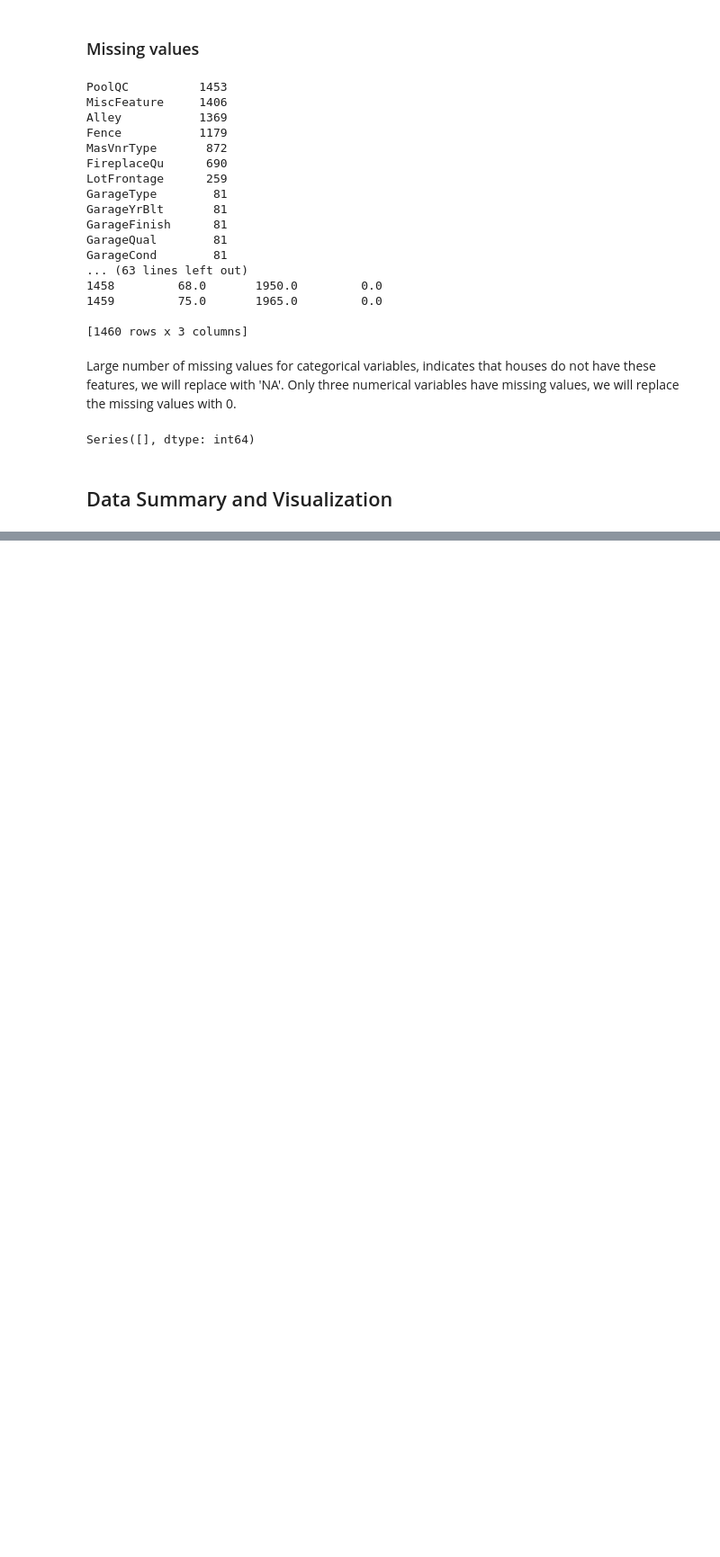
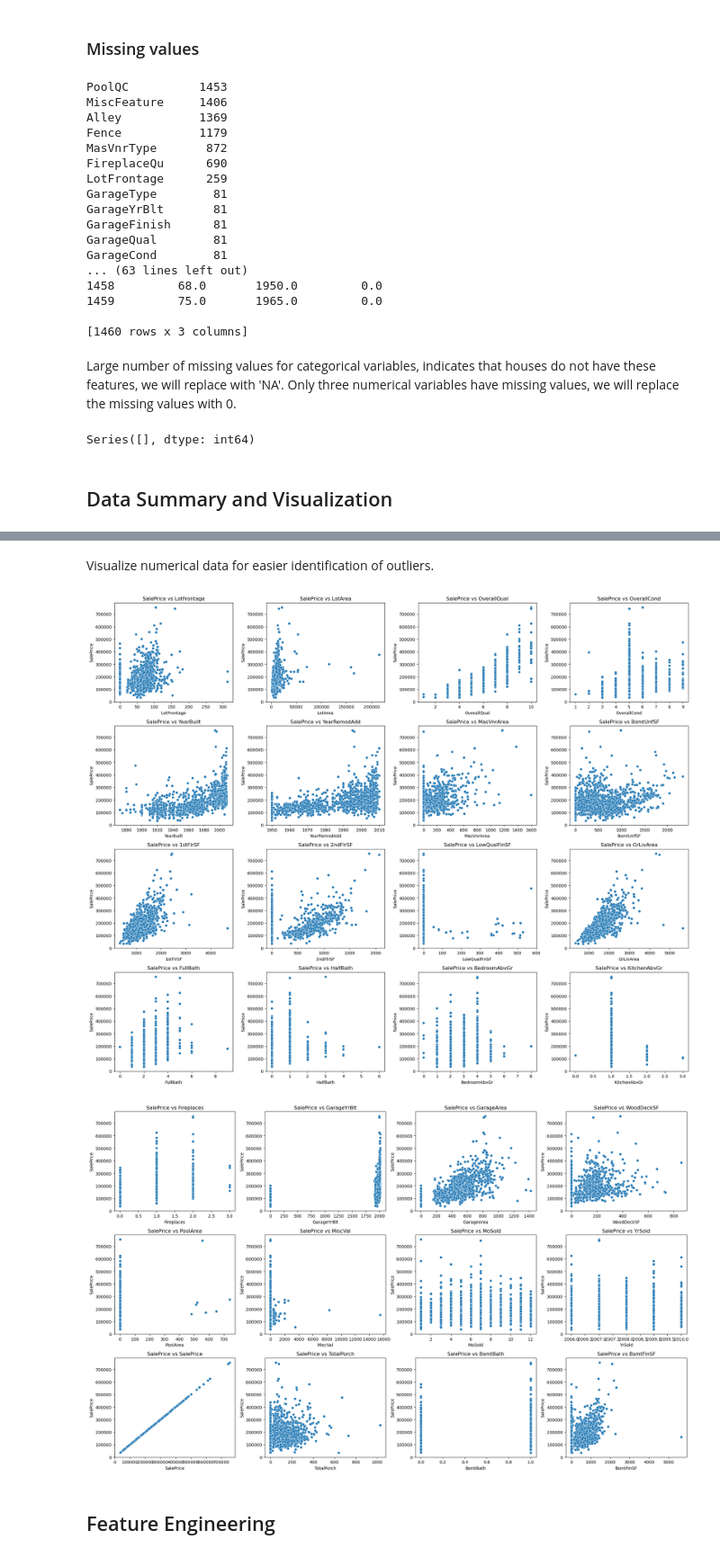
Before and after one commit to lrongyi/House-Prices, a Jupyter notebook: house_prices.ipynb, the cells around one changed output, grey strips where cells are left out. Shown at 90% size. Saved outputs shown, nothing was run; the diff lists cells and outputs as text; code cells hidden in the pictures; blank space fills up the shorter version.

```diff
--- a/house_prices.ipynb
+++ b/house_prices.ipynb
@@ -166,0 +203,30 @@ Name: count, dtype: int64
+# %% [markdown]
+Visualize numerical data for easier identification of outliers.
+# %%
+# Select numerical features
+numerical_columns = train_df.select_dtypes(exclude=["object"]).columns
+numerical_columns = numerical_columns.drop(["Id"])
+
+# Create scatterplots for all numerical features against SalePrice
+plt.figure(figsize=(20, 20))
+
+for index, feature in enumerate(numerical_columns[:len(numerical_columns)//2 + 2]):
+    plt.subplot(5, 4, index + 1)
+    sns.scatterplot(x = train_df[feature], y = train_df["SalePrice"])
+    plt.title(f"SalePrice vs {feature}")
+
+plt.tight_layout()
+
+plt.figure(figsize=(20, 20))
+
+for index, feature in enumerate(numerical_columns[len(numerical_columns)//2 + 2:]):
+    plt.subplot(5, 4, index+1)
+    sns.scatterplot(x = train_df[feature], y = train_df["SalePrice"])
+    plt.title(f"SalePrice vs {feature}")
+
+plt.tight_layout()
+
+plt.show()
+# %% [output]
+[figure, added]
+[figure, added]
@@ -166,0 +257,2 @@ Name: count, dtype: int64
+# %% [markdown]
+## Feature Engineering
```
Also changed, not shown: parts of 16 cells of this notebook.
